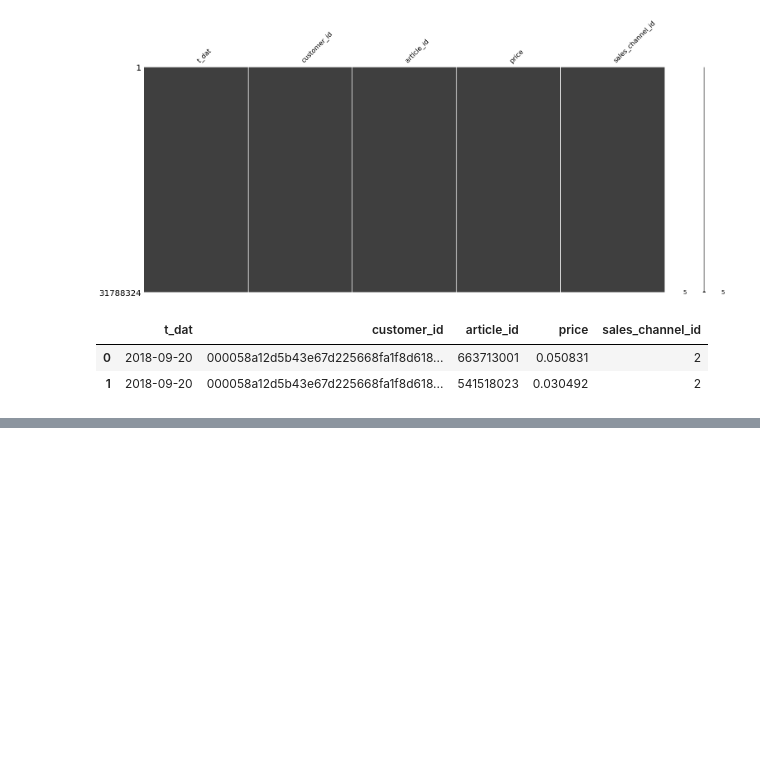
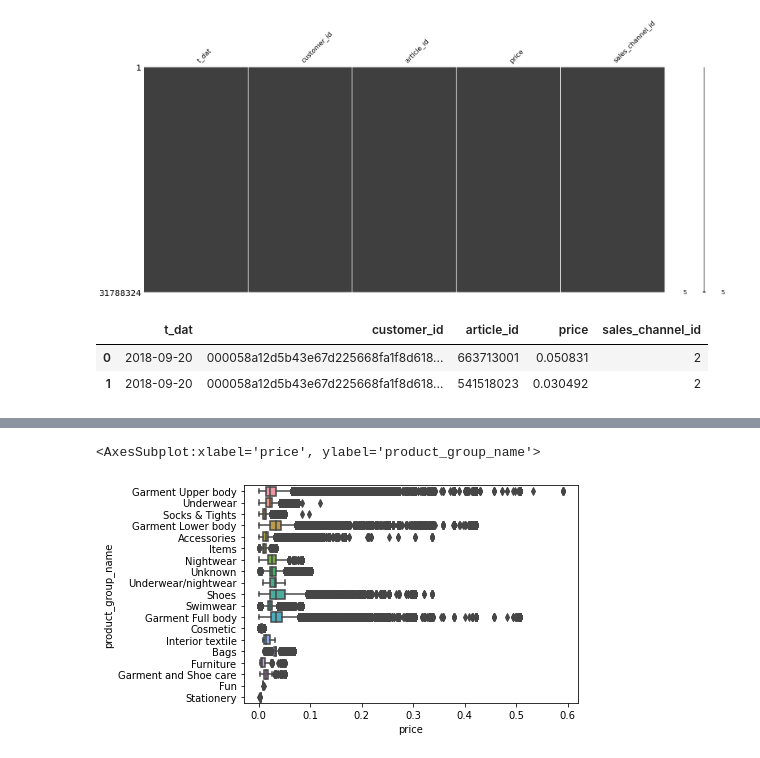
Before and after one commit to xper100/kagglestudy, a Jupyter notebook: H&M Personalized Recommendation/H&M Analysis.ipynb, the cells around one changed output, grey strips where cells are left out. Saved outputs shown, nothing was run; the diff lists cells and outputs as text; code cells hidden in the pictures; blank space fills up the shorter version.

```diff
--- a/H&M Personalized Recommendation/H&M Analysis.ipynb
+++ b/H&M Personalized Recommendation/H&M Analysis.ipynb
@@ -248,0 +255,2 @@ transactions_train.head(2)
+# %%
+transation_article = pd.merge(articles, transactions_train, on = 'article_id', how = 'inner')
@@ -248,0 +318,5 @@ transactions_train.head(2)
+# %%
+sns.boxplot(x = 'price', y = 'product_group_name', data = transation_article)
+# %% [output]
+<AxesSubplot:xlabel='price', ylabel='product_group_name'>
+[figure, added]
```
Also changed, not shown: parts of 22 cells of this notebook, 2 other files.
